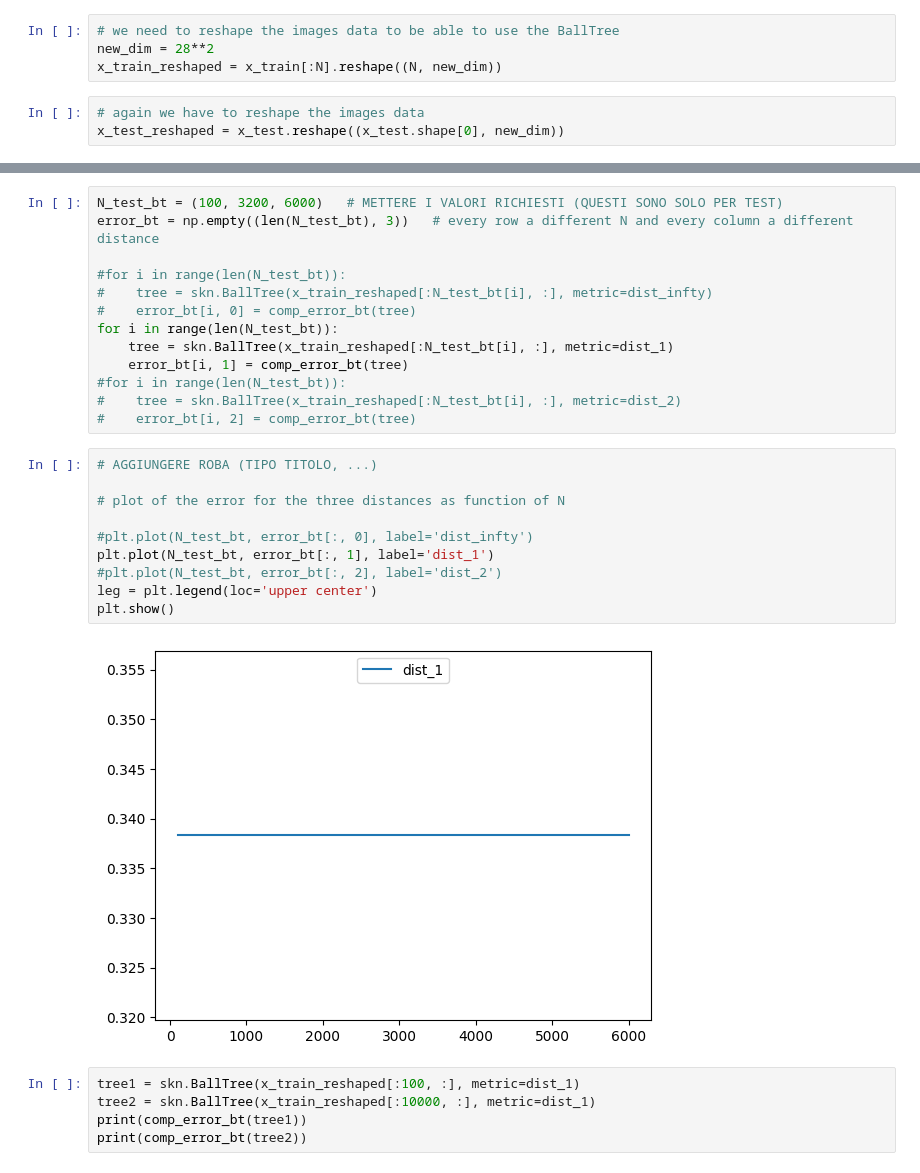
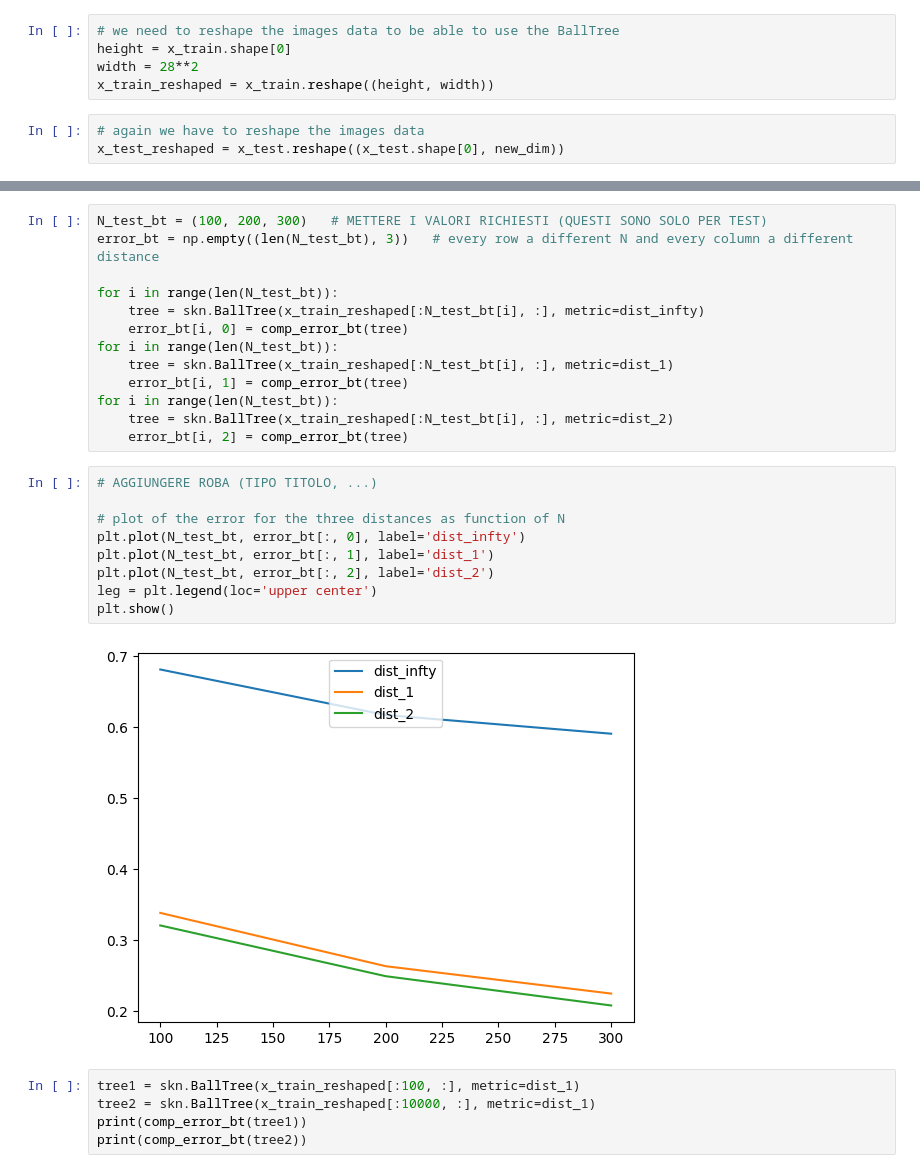
Before and after one commit to TommasoTarchi/NumericalAnalysis-FinalProject, a Jupyter notebook: project.ipynb, the cells around one changed output, grey strips where cells are left out. Cells and saved outputs as stored; diff of their text form.

```diff
--- a/project.ipynb
+++ b/project.ipynb
@@ -208,8 +216,9 @@ Using BallTree algorithm
 # AGGIUNGERE DISTANZA DELL'ASSIGNMENT 5
 # %%
 # we need to reshape the images data to be able to use the BallTree
-new_dim = 28**2
-x_train_reshaped = x_train[:N].reshape((N, new_dim))
+height = x_train.shape[0]
+width = 28**2
+x_train_reshaped = x_train.reshape((height, width))
 # %%
 # again we have to reshape the images data
 x_test_reshaped = x_test.reshape((x_test.shape[0], new_dim))
@@ -236,30 +240,29 @@ def comp_error_bt(tree):
 
     return error_counter/dim
 # %%
-N_test_bt = (100, 3200, 6000)   # METTERE I VALORI RICHIESTI (QUESTI SONO SOLO PER TEST)
+N_test_bt = (100, 200, 300)   # METTERE I VALORI RICHIESTI (QUESTI SONO SOLO PER TEST)
 error_bt = np.empty((len(N_test_bt), 3))   # every row a different N and every column a different distance
 
-#for i in range(len(N_test_bt)):
-#    tree = skn.BallTree(x_train_reshaped[:N_test_bt[i], :], metric=dist_infty)
-#    error_bt[i, 0] = comp_error_bt(tree)
+for i in range(len(N_test_bt)):
+    tree = skn.BallTree(x_train_reshaped[:N_test_bt[i], :], metric=dist_infty)
+    error_bt[i, 0] = comp_error_bt(tree)
 for i in range(len(N_test_bt)):
     tree = skn.BallTree(x_train_reshaped[:N_test_bt[i], :], metric=dist_1)
     error_bt[i, 1] = comp_error_bt(tree)
-#for i in range(len(N_test_bt)):
-#    tree = skn.BallTree(x_train_reshaped[:N_test_bt[i], :], metric=dist_2)
-#    error_bt[i, 2] = comp_error_bt(tree)
+for i in range(len(N_test_bt)):
+    tree = skn.BallTree(x_train_reshaped[:N_test_bt[i], :], metric=dist_2)
+    error_bt[i, 2] = comp_error_bt(tree)
 # %%
 # AGGIUNGERE ROBA (TIPO TITOLO, ...)
 
 # plot of the error for the three distances as function of N
-
-#plt.plot(N_test_bt, error_bt[:, 0], label='dist_infty')
+plt.plot(N_test_bt, error_bt[:, 0], label='dist_infty')
 plt.plot(N_test_bt, error_bt[:, 1], label='dist_1')
-#plt.plot(N_test_bt, error_bt[:, 2], label='dist_2')
+plt.plot(N_test_bt, error_bt[:, 2], label='dist_2')
 leg = plt.legend(loc='upper center')
 plt.show()
 # %% [output]
-[figure, old version]
+[figure, new version]
 # %%
 tree1 = skn.BallTree(x_train_reshaped[:100, :], metric=dist_1)
 tree2 = skn.BallTree(x_train_reshaped[:10000, :], metric=dist_1)
```
Also changed, not shown: parts of 5 cells of this notebook.
